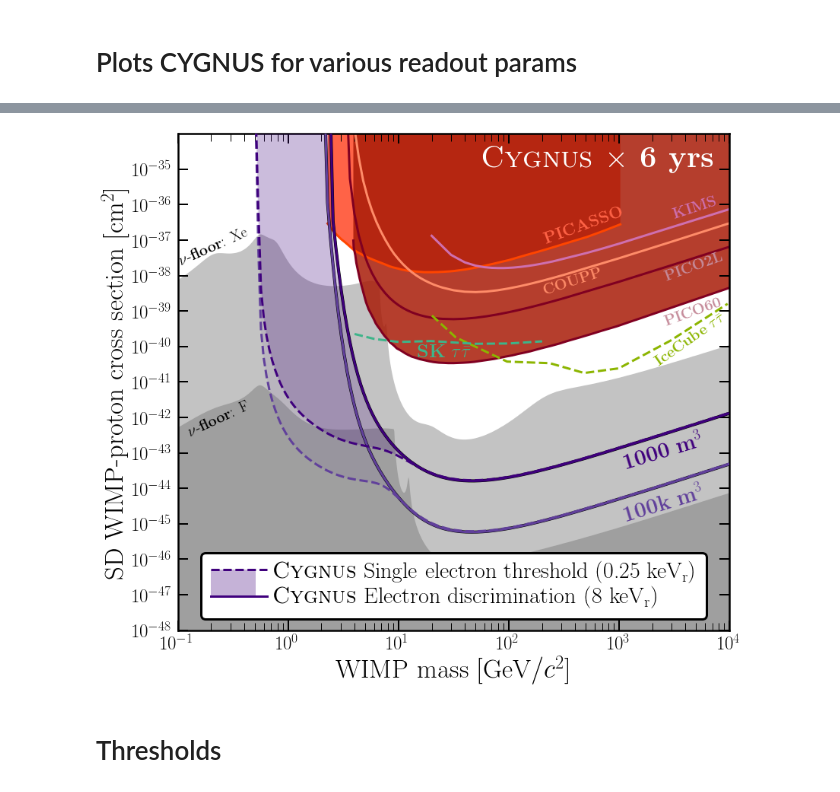
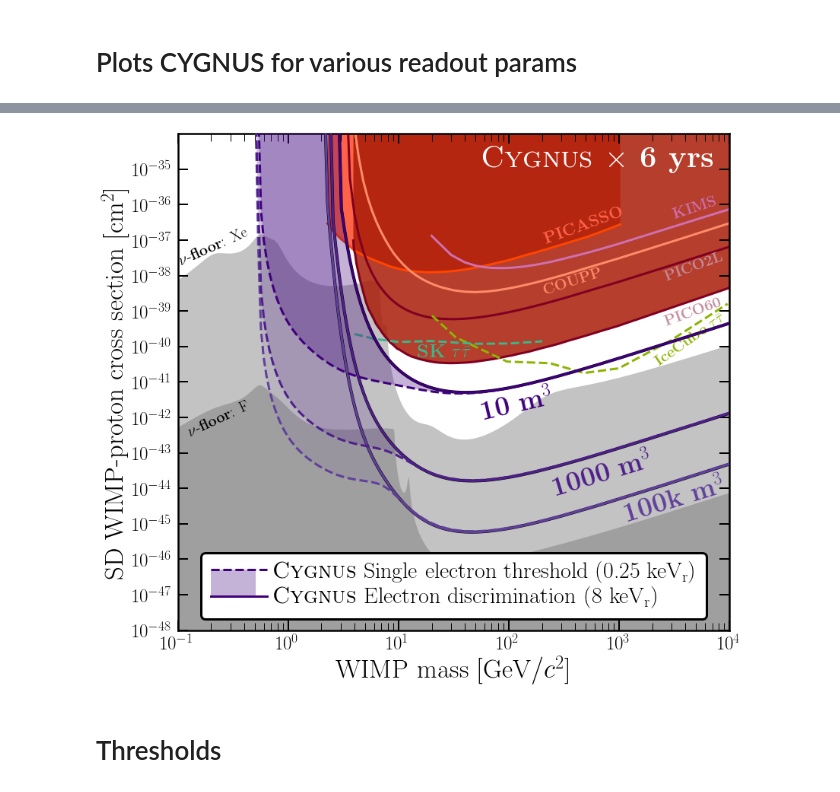
Before and after one commit to cajohare/CYGNUS, a Jupyter notebook: python/Plot_LimitsV.ipynb, the cells around one changed output, grey strips where cells are left out. Drawn from its saved outputs; the diff is of its cells as text; code cells hidden in the pictures.

```diff
--- a/python/Plot_LimitsV.ipynb
+++ b/python/Plot_LimitsV.ipynb
@@ -15,7 +15,7 @@ plt.text(0.12,2e-46,r"Xe",fontsize=22,rotation=20,color="k")
 alphs = [0.1,0.2,0.3]
 RS = 1.0
 maxy = 1.0e-39
-Vs = flipud(['1000','100k'])
+Vs = flipud(['10k'])
 cols = cm.Purples(linspace(0.8,1.0,size(Vs)))
 for i in range(0,size(Vs)):
     m,sig1 = getlimSI(Vs[i],"Predrift_250eV",RS,maxy)
@@ -31,13 +31,13 @@ for i in range(0,size(Vs)):
     mm = append(mm,mm[0])
     ss = append(ss,ss[0])
     plt.fill_between(mm,ss/1.5,facecolor=cols[i,:],alpha=alphs[i],zorder=10)
-    plt.plot(m2,s2/1.5,linestyle='-',color='k',linewidth=4,zorder=11)
-    plt.plot(m1,s1/1.5,linestyle='--',color=cols[i,:],linewidth=3,zorder=11)
-    plt.plot(m2,s2/1.5,linestyle='-',color=cols[i,:],linewidth=3,zorder=11)
+    plt.plot(m2,s2/1.5,linestyle='-',color='k',linewidth=5,zorder=11)
+    plt.plot(m1,s1/1.5,linestyle='--',color=cols[i,:],linewidth=4,zorder=11)
+    plt.plot(m2,s2/1.5,linestyle='-',color=cols[i,:],linewidth=4,zorder=11)
 
-plt.gcf().text(0.75,0.31,r'{\bf '+Vs[0]+r' m}$^3$',fontsize=28,color=cols[0,:],rotation=17)
-plt.gcf().text(0.75,0.38,r'{\bf '+Vs[1]+r' m}$^3$',fontsize=28,color=cols[1,:],rotation=17)
-plt.gcf().text(0.88,0.83,r'{\bf {\sc Cygnus} $\times$ {\bf  6 yrs}',fontsize=40,color='w',horizontalalignment='right')
+#plt.gcf().text(0.75,0.31,r'{\bf '+Vs[0]+r' m}$^3$',fontsize=28,color=cols[0,:],rotation=17)
+#plt.gcf().text(0.75,0.38,r'{\bf '+Vs[1]+r' m}$^3$',fontsize=28,color=cols[1,:],rotation=17)
+plt.gcf().text(0.88,0.83,r'{\bf {\sc Cygnus} 10,000 m$^3$ $\times$ {\bf  6 yrs}',fontsize=35,color='w',horizontalalignment='right')
 
 
 # hacked legend
@@ -74,6 +74,9 @@ RS = 1.5*(4/3)*((J+1)/J)*(S_p)**2.0/A**2
 fig,ax = MakeLimitPlot_SD(Annotations=True)
 plt.text(0.1,2e-38,r"$\nu$-{\bf floor}: Xe",fontsize=20,rotation=24,color="k")
 plt.text(0.12,0.3e-42,r"$\nu$-{\bf floor}: F",fontsize=20,rotation=25,color="k")
+
+Vs = flipud(['10','1000','100k'])
+cols = cm.Purples(linspace(0.8,1.0,size(Vs)))
 
 maxy = 1.0e-31
 for i in range(0,size(Vs)):
@@ -88,36 +91,38 @@ for i in range(0,size(Vs)):
     mm = append(m2,flipud(m1))
     ss = append(s2,flipud(s1))
     mm = append(mm,mm[0])
     ss = append(ss,ss[0])
     plt.fill_between(mm,ss/1.5,facecolor=cols[i,:],alpha=alphs[i],zorder=10)
     plt.plot(m2,s2/1.5,linestyle='-',color='k',linewidth=4,zorder=11)
     plt.plot(m1,s1/1.5,linestyle='--',color=cols[i,:],linewidth=3,zorder=11)
     plt.plot(m2,s2/1.5,linestyle='-',color=cols[i,:],linewidth=3,zorder=11)
 
-plt.gcf().text(0.75,0.29,r'{\bf '+Vs[0]+r' m}$^3$',fontsize=28,color=cols[0,:],rotation=17)
-plt.gcf().text(0.75,0.37,r'{\bf '+Vs[1]+r' m}$^3$',fontsize=28,color=cols[1,:],rotation=17)
+
+plt.gcf().text(0.75,0.29,r'{\bf '+Vs[0]+r' m}$^3$',fontsize=35,color=cols[0,:],rotation=17)
+plt.gcf().text(0.65,0.33,r'{\bf '+Vs[1]+r' m}$^3$',fontsize=35,color=cols[1,:],rotation=17)
+plt.gcf().text(0.55,0.445,r'{\bf '+Vs[2]+r' m}$^3$',fontsize=35,color=cols[2,:],rotation=13)
 plt.gcf().text(0.88,0.83,r'{\bf {\sc Cygnus} $\times$ {\bf  6 yrs}',fontsize=40,color='w',horizontalalignment='right')
 
 # hacked legend
 plt.plot(m,-sig1,linestyle='--',color='w',linewidth=3,label=r'{\sc Cygnus} Single electron threshold (0.25 keV$_{\rm r}$)')
 plt.plot(m,-sig2,linestyle='-',color='w',linewidth=3,label=r'{\sc Cygnus} Electron discrimination (8 keV$_{\rm r}$)')
 leg1 = ax.legend(fontsize=30,frameon=True,loc="lower center",framealpha=1.0,ncol=1,columnspacing=0.5,labelspacing=0.1)
 leg1.get_frame().set_linewidth(3)
 leg1.get_frame().set_edgecolor("k")
 x0 = 0.2
 x1 = 0.55
 yu = 5e-47
 yl = 9e-48
 sh = 0.09
 plt.fill_between([x0,x1-sh/2.0],[yu,yu],y2=[yl,yl],color=cols[-1,:],alpha=alphs[-1],linewidth=0,zorder=100)
 plt.plot([x0,x1+sh],[yu,yu],'--',lw=3,zorder=100,color=cols[-1,:])
 plt.plot([x0,x1+sh],[yl,yl],'-',lw=3,zorder=100,color=cols[-1,:])
 
 
 plt.show()
 fig.savefig('../plots/CYGNUS_V_SD.pdf',bbox_inches='tight')
 # %% [output]
-[figure, old version]
+[figure, new version]
 # %% [markdown]
 # Thresholds
 # %%
```
Also changed, not shown: parts of 1 cell of this notebook, 24 other files.
